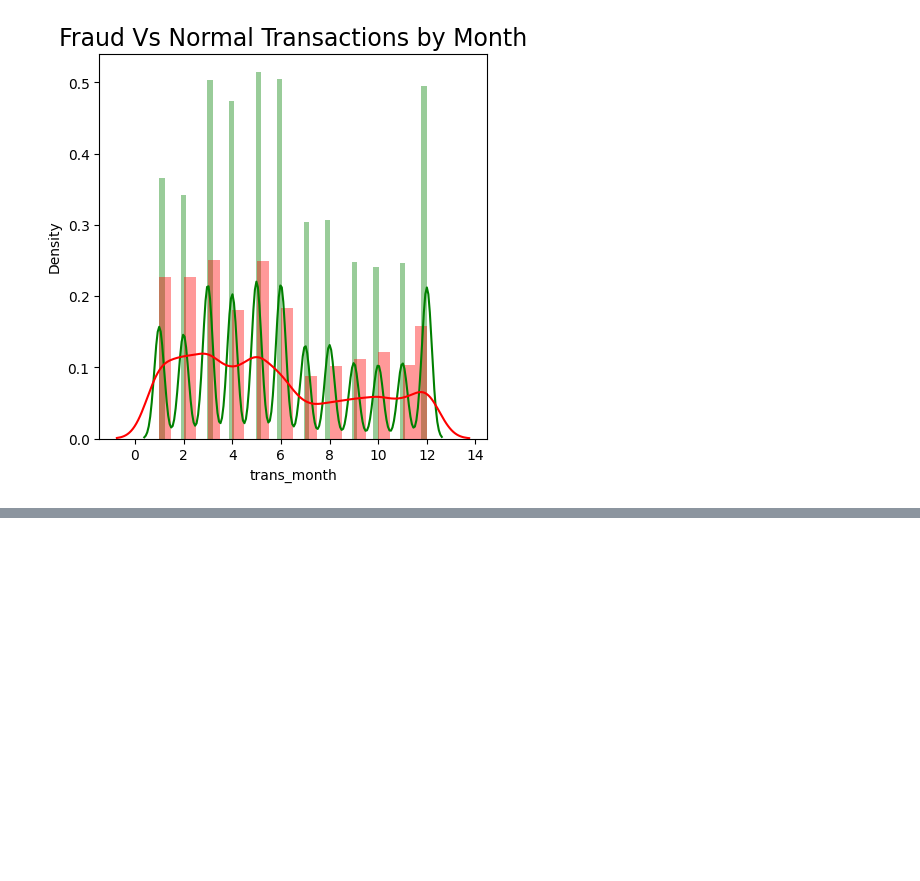
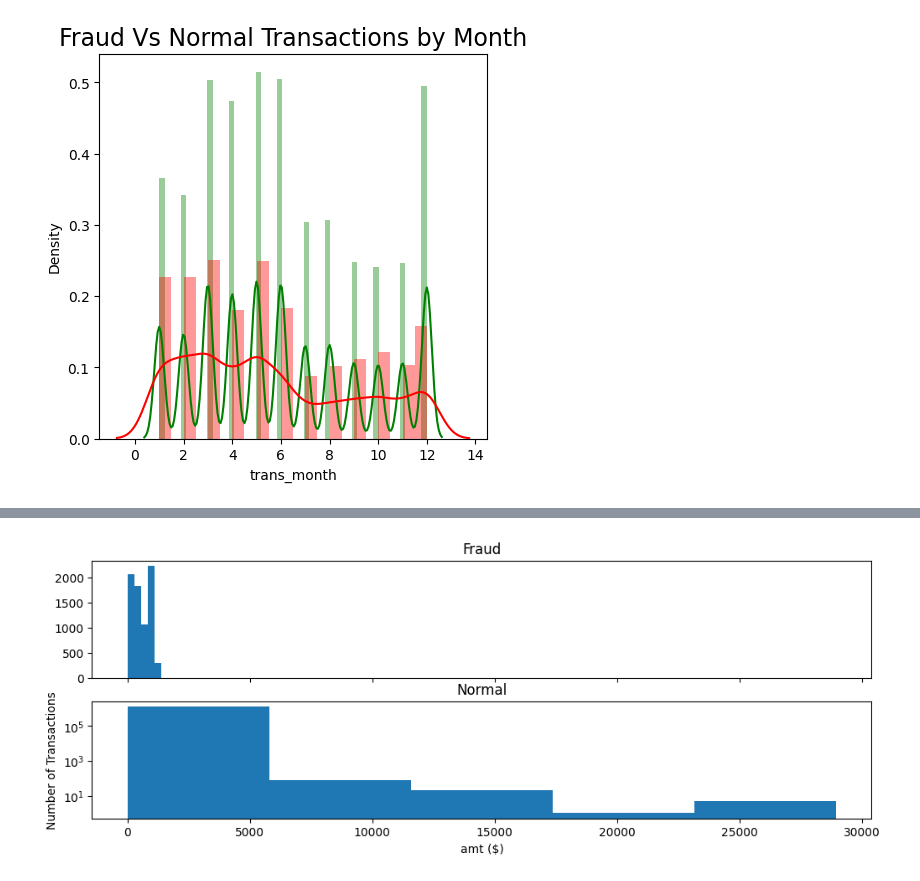
Before and after one commit to VinukaSilva/Credit-Card-Fraud-Detection, a Jupyter notebook: Neural Networks_New Dataset.ipynb, the cells around one changed output, grey strips where cells are left out. Saved outputs shown, nothing was run; the diff lists cells and outputs as text; code cells hidden in the pictures; blank space fills up the shorter version.

Commit message:
End of Data Preparation

```diff
--- a/Neural Networks_New Dataset.ipynb
+++ b/Neural Networks_New Dataset.ipynb
@@ -691,0 +757,7 @@ plt.show()
+# %%
+# To clearly the data of frauds and no frauds
+df_traindata2_Fraud = df_traindata2[df_traindata2['is_fraud'] == 1]
+df_traindata2_Regular = df_traindata2[df_traindata2['is_fraud'] == 0]
+
+# Fraud Transaction Amount Statistics
+print(df_traindata2_Fraud["amt"].describe())
@@ -691,0 +787,17 @@ plt.show()
+# %%
+f, (ax1, ax2) = plt.subplots(2, 1, sharex=True, figsize=(12,4))
+
+bins = 5
+
+ax1.hist(df_traindata2_Fraud.amt[df_traindata2_Fraud.is_fraud == 1], bins = bins)
+ax1.set_title('Fraud')
+
+ax2.hist(df_traindata2_Regular.amt[df_traindata2_Regular.is_fraud == 0], bins = bins)
+ax2.set_title('Normal')
+
+plt.xlabel('amt ($)')
+plt.ylabel('Number of Transactions')
+plt.yscale('log')
+plt.show()
+# %% [output]
+[figure, added]
```
Also changed, not shown: parts of 18 cells of this notebook.
